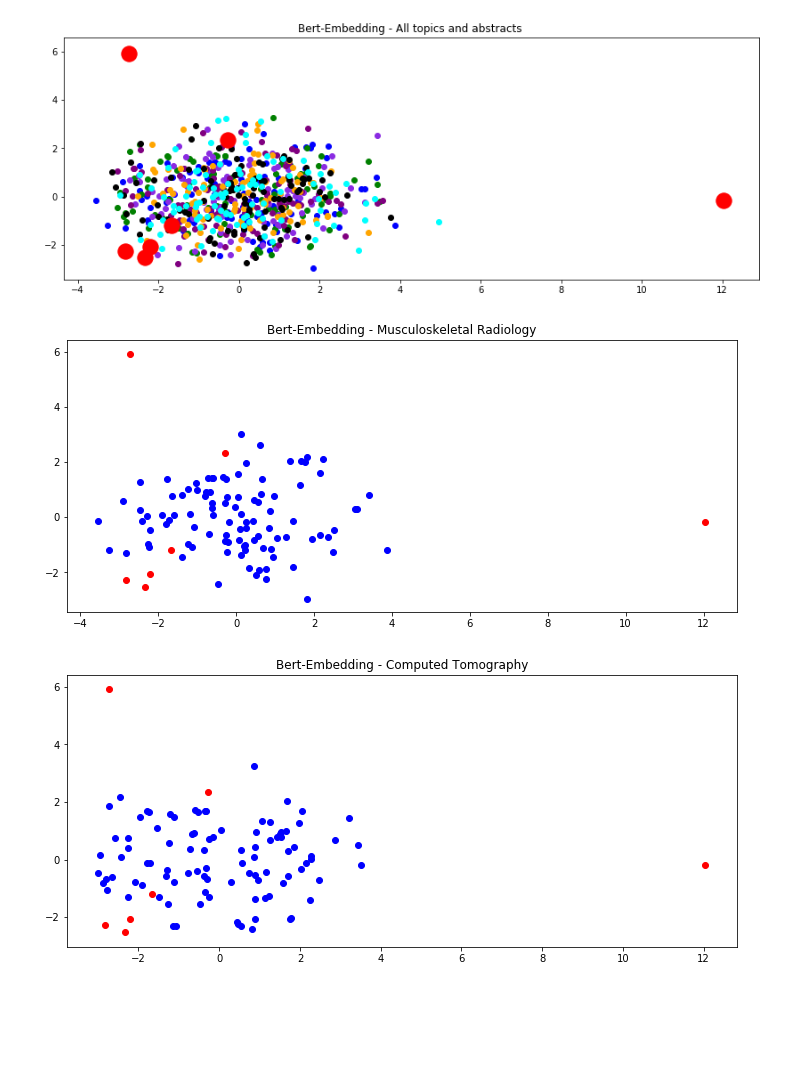
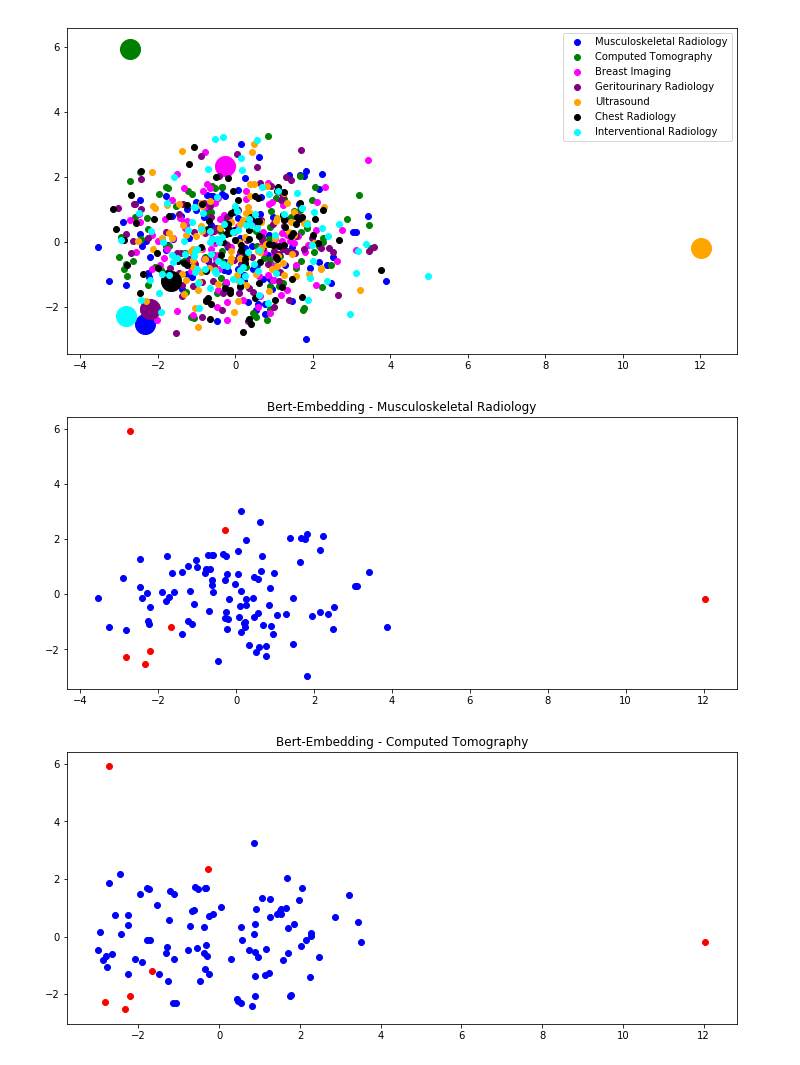
Before and after one commit to mmouru/nlp-text-categorization, a Jupyter notebook: step9.ipynb, the cells around one changed output. Cells and saved outputs as stored; diff of their text form; code cells hidden in the pictures; blank space fills up the shorter version.

Commit message:
modify graphs and calculations of step9, modify readme a bit

```diff
--- a/step9.ipynb
+++ b/step9.ipynb
@@ -54,14 +50,24 @@ be_topic_results = []
 
 pca_abstracts = []
 
+non_pca_abstracts = []
+
 for topic in topics:
+    # format the input abstracts
     abstracts = read_abstracts(topic).split("\n")
+
+    # format the input topics
     topic_title = ""
     for word in topics[topic].lower():
         topic_title += word
     topic_title += "\n"
     topic_title = topic_title.split("\n")
+
+
+    # initialize the model
     be_model = BertEmbedding(model='bert_24_1024_16')
+
+    # fetch word embeddings
     be_abst_result = be_model(abstracts)
     be_topic_result = be_model(topic_title)
 
@@ -74,11 +80,6 @@ for topic in topics:
     # returns an empty tuple in the last index
     # so it needs to be removed
     be_abst_result = be_abst_result[:-1]
-
-
-    #for word in be_topic_result:
-
-
 
 
     # bert-embedding returns 768 values
@@ -97,3 +98,6 @@ for topic in topics:
     # perfrorm PCA for all the abstracts in topic
     two_dim_abstracts = pca.fit_transform(abstract_values)
     pca_abstracts.append(two_dim_abstracts)
+
+    # extract non pca values for calculations
+    non_pca_abstracts.append(abstract_values)
@@ -117,27 +119,38 @@ for topic in be_topic_results:
 pca_topics = pca.fit_transform(topic_values)
 # %%
 # visualize all the topics and abstracts in the same plot
-plt.figure(figsize=(14,5))
-plt.scatter(pca_abstracts[0][:, 0], pca_abstracts[0][:, 1], c='blue')
-plt.scatter(pca_abstracts[1][:, 0], pca_abstracts[1][:, 1], c='green')
-plt.scatter(pca_abstracts[2][:, 0], pca_abstracts[2][:, 1], c='blueviolet')
-plt.scatter(pca_abstracts[3][:, 0], pca_abstracts[3][:, 1], c='purple')
-plt.scatter(pca_abstracts[4][:, 0], pca_abstracts[4][:, 1], c='orange')
-plt.scatter(pca_abstracts[5][:, 0], pca_abstracts[5][:, 1], c='black')
-plt.scatter(pca_abstracts[6][:, 0], pca_abstracts[6][:, 1], c='cyan')
-for topic in pca_topics:
-    plt.scatter(topic[0], topic[1], c='red', s=300)
-plt.title("Bert-Embedding - All topics and abstracts ")
+plt.figure(figsize=(12,6))
+plt.scatter(pca_abstracts[0][:, 0], pca_abstracts[0][:, 1], c='blue', label="Musculoskeletal Radiology")
+plt.scatter(pca_topics[0][0], pca_topics[0][1], c='blue', s=400)
+
+plt.scatter(pca_abstracts[1][:, 0], pca_abstracts[1][:, 1], c='green', label="Computed Tomography")
+plt.scatter(pca_topics[1][0], pca_topics[1][1], c='green', s=400)
+
+plt.scatter(pca_abstracts[2][:, 0], pca_abstracts[2][:, 1], c='magenta', label="Breast Imaging")
+plt.scatter(pca_topics[2][0], pca_topics[2][1], c='magenta', s=400)
+
+plt.scatter(pca_abstracts[3][:, 0], pca_abstracts[3][:, 1], c='purple', label="Geritourinary Radiology")
+plt.scatter(pca_topics[3][0], pca_topics[3][1], c='purple', s=400)
+
+plt.scatter(pca_abstracts[4][:, 0], pca_abstracts[4][:, 1], c='orange', label="Ultrasound")
+plt.scatter(pca_topics[4][0], pca_topics[4][1], c='orange', s=400)
+
+plt.scatter(pca_abstracts[5][:, 0], pca_abstracts[5][:, 1], c='black', label="Chest Radiology")
+plt.scatter(pca_topics[5][0], pca_topics[5][1], c='black', s=400)
+
+plt.scatter(pca_abstracts[6][:, 0], pca_abstracts[6][:, 1], c='cyan', label="Interventional Radiology")
+plt.scatter(pca_topics[6][0], pca_topics[6][1], c='cyan', s=400)
+plt.legend()
 
 # visualize all the topics and all abstracts from one topic in one plot
 for i, topic in enumerate(topics):
     plt.figure(figsize=(12, 5))
     plt.scatter(pca_abstracts[i][:, 0], pca_abstracts[i][:, 1], c='blue')
     for topic1 in pca_topics:
         plt.scatter(topic1[0], topic1[1], c='red')
     plt.title("Bert-Embedding - " + topics[topic])
 # %% [output]
-[figure, old version]
+[figure, new version]
 [figure]
 [figure]
 [figure]
```
Also changed, not shown: parts of 5 cells of this notebook, 1 other file.
